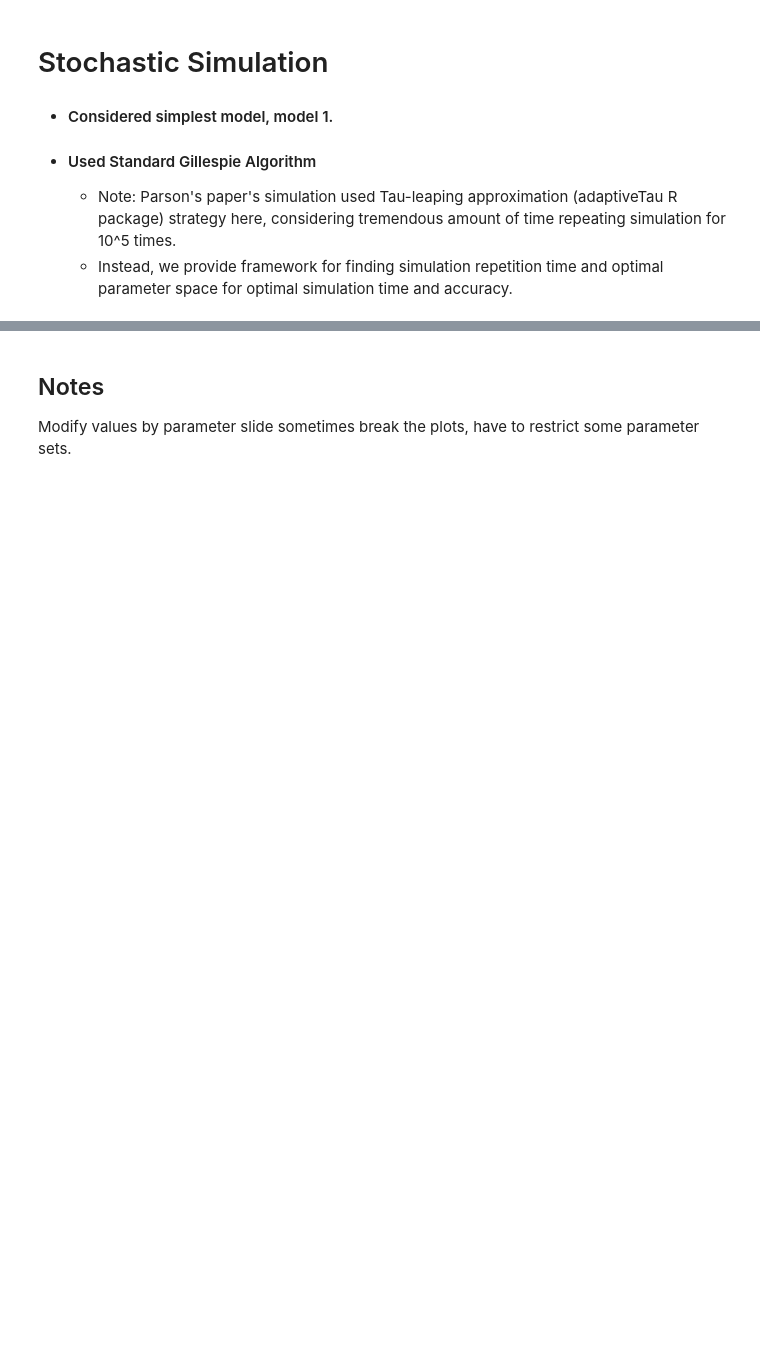
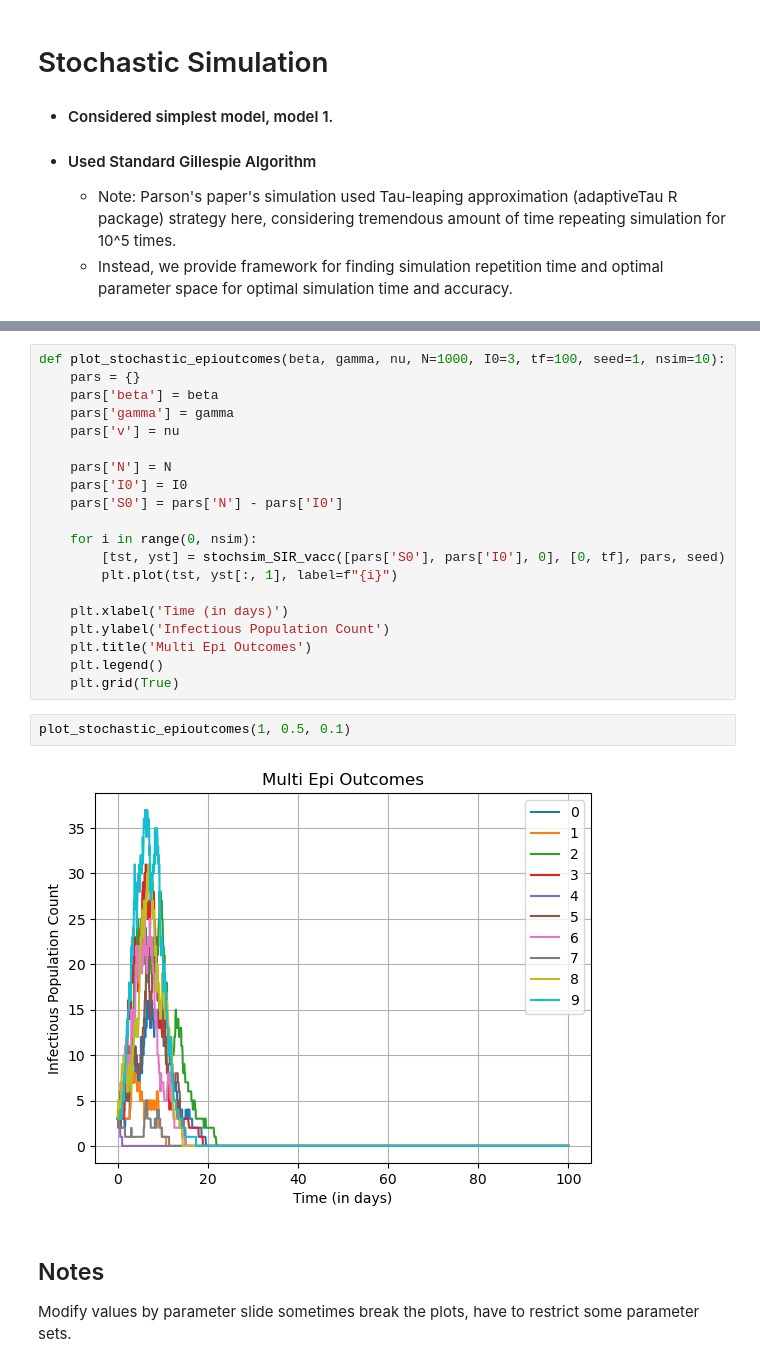
Before and after one commit to mdsnpr/Epidemiology-Summer2025-, a Jupyter notebook: Codes/Simulation of Different Type of SIR Models with Vaccination.ipynb, the cells around one changed output, grey strips where cells are left out. Drawn from its saved outputs; the diff is of its cells as text; blank space fills up the shorter version.

```diff
--- a/Codes/Simulation of Different Type of SIR Models with Vaccination.ipynb
+++ b/Codes/Simulation of Different Type of SIR Models with Vaccination.ipynb
@@ -329,6 +329,30 @@ def stochsim_SIR_vacc(y0, trange, pars, seed):
 
     y = np.array(y)
     return [t, y]
+# %%
+def plot_stochastic_epioutcomes(beta, gamma, nu, N=1000, I0=3, tf=100, seed=1, nsim=10):
+    pars = {}
+    pars['beta'] = beta
+    pars['gamma'] = gamma
+    pars['v'] = nu
+
+    pars['N'] = N
+    pars['I0'] = I0
+    pars['S0'] = pars['N'] - pars['I0']
+
+    for i in range(0, nsim):
+        [tst, yst] = stochsim_SIR_vacc([pars['S0'], pars['I0'], 0], [0, tf], pars, seed)
+        plt.plot(tst, yst[:, 1], label=f"{i}")
+
+    plt.xlabel('Time (in days)')
+    plt.ylabel('Infectious Population Count')
+    plt.title('Multi Epi Outcomes')
+    plt.legend()
+    plt.grid(True)
+# %%
+plot_stochastic_epioutcomes(1, 0.5, 0.1)
+# %% [output]
+[figure, added]
 # %% [markdown]
 ## Notes
 
```
Also changed, not shown: parts of 1 cell of this notebook.
